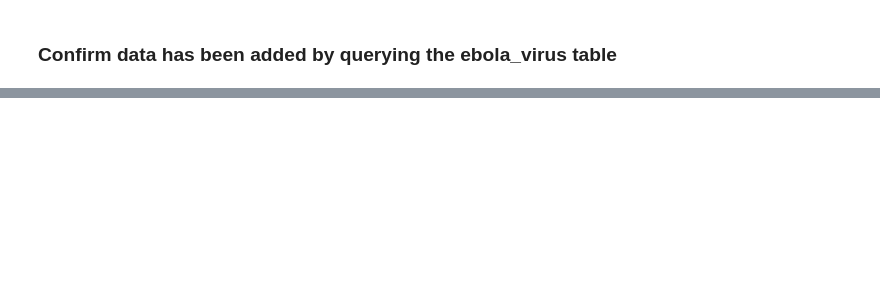
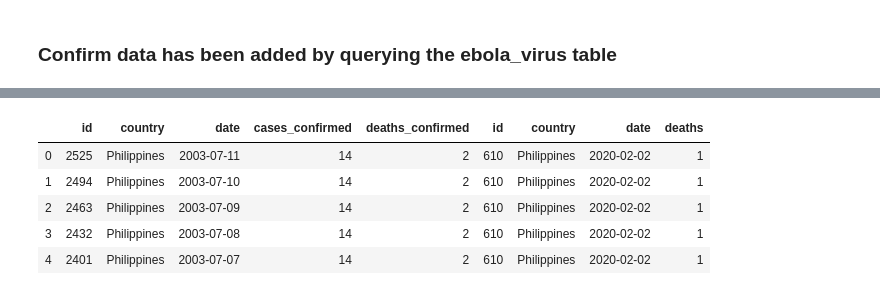
Before and after one commit to LeticiaVaz/ETL_Diseases, a Jupyter notebook: diseases_etl.ipynb, the cells around one changed output, grey strips where cells are left out. Drawn from its saved outputs; the diff is of its cells as text; code cells hidden in the pictures; blank space fills up the shorter version.

```diff
--- a/diseases_etl.ipynb
+++ b/diseases_etl.ipynb
@@ -391,0 +375,10 @@ pd.read_sql_query('select * from corona_virus', con=engine).head()
+# %%
+#TABLE - SWINE FLU VIRUS
+pd.read_sql_query('select * from sars_virus sv inner join corona_virus cv on sv.country = cv.country', con=engine).head()
+# %% [output]
+|  | id | country | date | cases_confirmed | deaths_confirmed | id | country | date | deaths |
+| 0 | 2525 | Philippines | 2003-07-11 | 14 | 2 | 610 | Philippines | 2020-02-02 | 1 |
+| 1 | 2494 | Philippines | 2003-07-10 | 14 | 2 | 610 | Philippines | 2020-02-02 | 1 |
+| 2 | 2463 | Philippines | 2003-07-09 | 14 | 2 | 610 | Philippines | 2020-02-02 | 1 |
+| 3 | 2432 | Philippines | 2003-07-08 | 14 | 2 | 610 | Philippines | 2020-02-02 | 1 |
+| 4 | 2401 | Philippines | 2003-07-07 | 14 | 2 | 610 | Philippines | 2020-02-02 | 1 |
```
Also changed, not shown: parts of 6 cells of this notebook.
